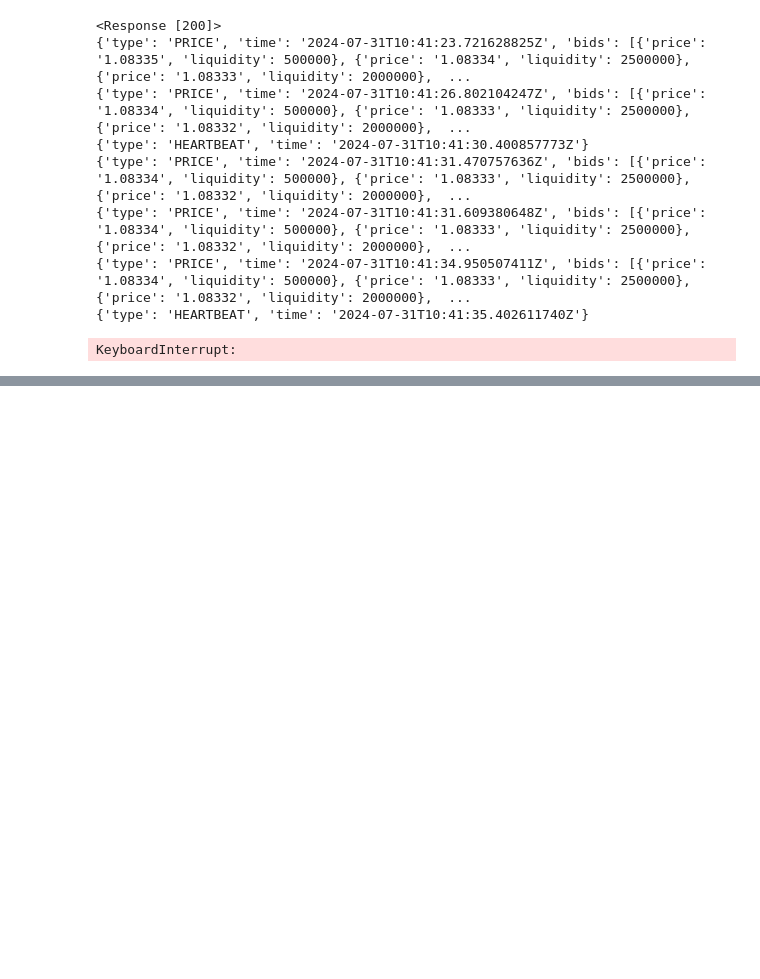
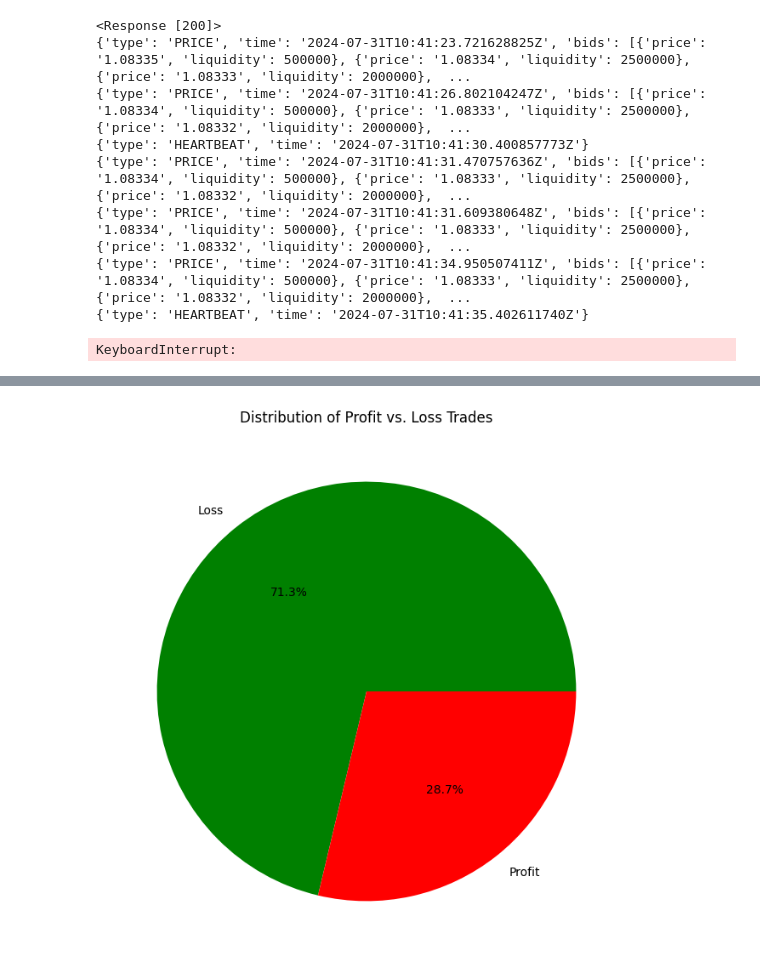
Before and after one commit to Sammyadj/forex_portfolio, a Jupyter notebook: frontend/project workflow.ipynb, the cells around one changed output, grey strips where cells are left out. Cells and saved outputs as stored; diff of their text form; code cells hidden in the pictures; blank space fills up the shorter version.

```diff
--- a/frontend/project workflow.ipynb
+++ b/frontend/project workflow.ipynb
@@ -108,0 +185,14 @@ KeyboardInterrupt:
+# %%
+# Classify trades as profit or loss
+data['profit_loss_class'] = data['percentage_profit_loss'].apply(lambda x: 'Profit' if x > 0 else 'Loss')
+
+# Count the number of trades in each class
+profit_loss_counts = data['profit_loss_class'].value_counts()
+
+# Plot the pie chart
+plt.figure(figsize=(8, 8))
+plt.pie(profit_loss_counts, labels=profit_loss_counts.index, autopct='%1.1f%%', colors=['green', 'red'])
+plt.title('Distribution of Profit vs. Loss Trades')
+plt.show()
+# %% [output]
+[figure, added]
```
Also changed, not shown: parts of 11 cells of this notebook, 31 other files.
